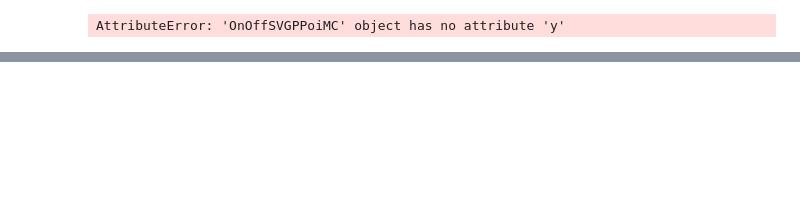
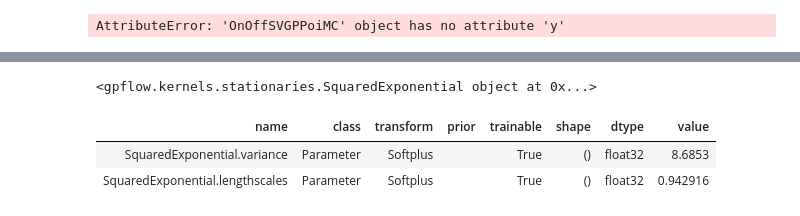
Before and after one commit to kheuton/zero-inflated-gp, a Jupyter notebook: Optimize MC Poi.ipynb, the cells around one changed output, grey strips where cells are left out. Cells and saved outputs as stored; diff of their text form; code cells hidden in the pictures; blank space fills up the shorter version.

```diff
--- a/Optimize MC Poi.ipynb
+++ b/Optimize MC Poi.ipynb
@@ -214,0 +235,7 @@ plt.plot(np.arange(len(_gfmean)),tf.math.softplus(_gfmean+2))
+# %%
+m.kernf
+# %% [output]
+<gpflow.kernels.stationaries.SquaredExponential object at 0x...>
+| name | class | transform | prior | trainable | shape | dtype | value |
+| SquaredExponential.variance | Parameter | Softplus |  | True | () | float32 | 8.6853 |
+| SquaredExponential.lengthscales | Parameter | Softplus |  | True | () | float32 | 0.942916 |
```
Also changed, not shown: parts of 8 cells of this notebook, 2 other files.
